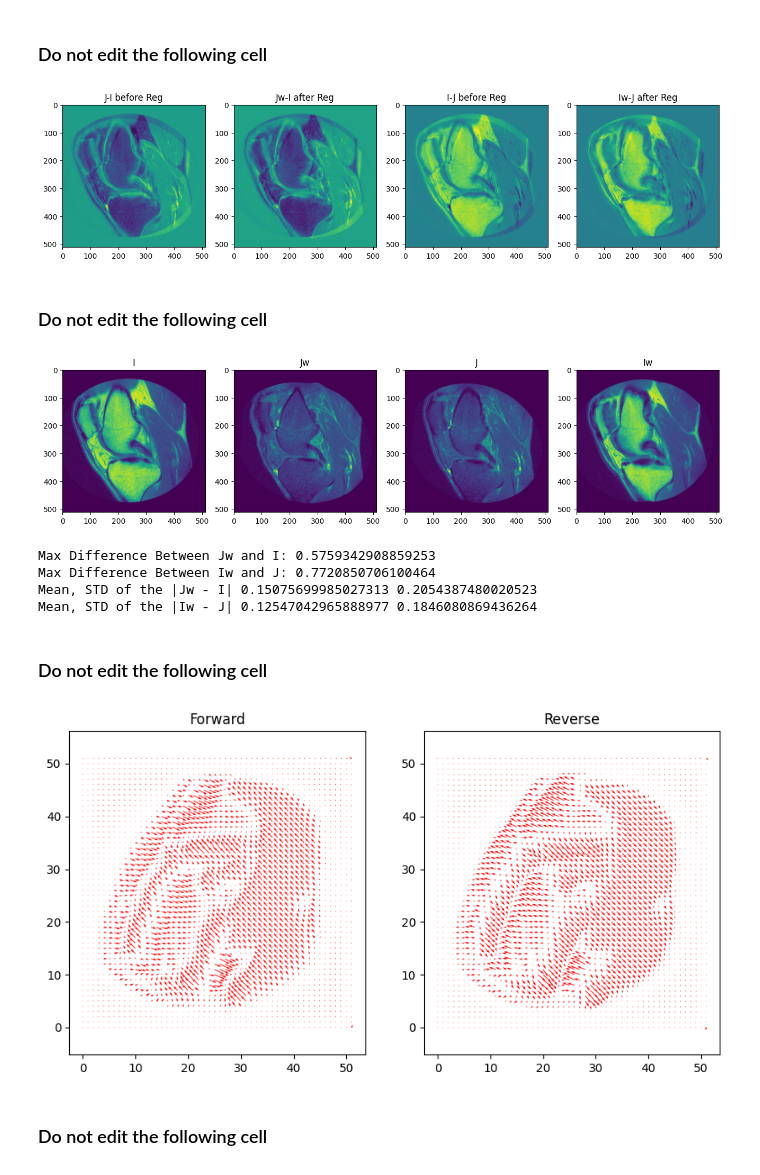
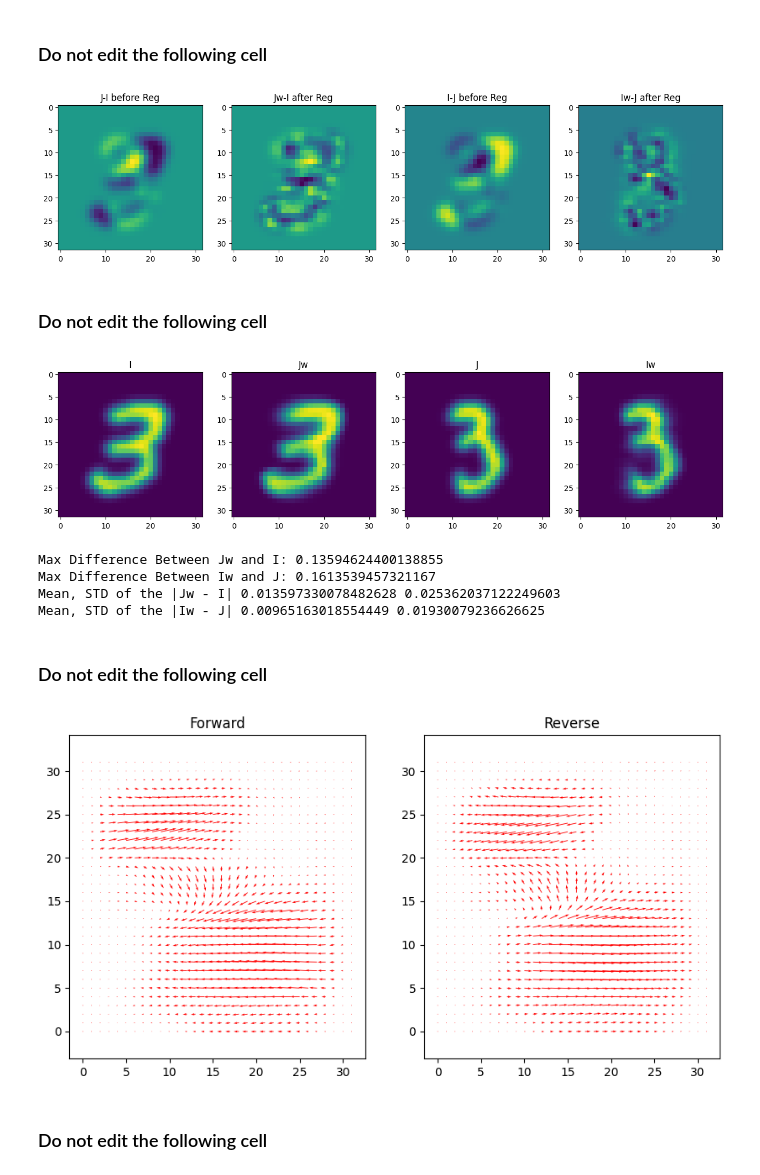
Before and after one commit to zony249/rte-diffeo, a Jupyter notebook: TwoParameterProcess.ipynb, the cells around one changed output. Saved outputs shown, nothing was run; the diff lists cells and outputs as text; code cells hidden in the pictures.

```diff
--- a/TwoParameterProcess.ipynb
+++ b/TwoParameterProcess.ipynb
@@ -43,14 +43,14 @@ cuda:0
 # from google.colab import drive
 # drive.mount('/content/drive')
 
-I = io.imread("knee1.bmp").astype(np.float32)/255.0
-J = io.imread("knee2.bmp").astype(np.float32)/255.0
+I = io.imread("7.png").astype(np.float32)/255.0
+J = io.imread("74.png").astype(np.float32)/255.0
 
 I_ = torch.tensor(gaussian(I,1.0).astype(np.float32)).unsqueeze(0).unsqueeze(0).to(device)
 J_ = torch.tensor(gaussian(J,1.0).astype(np.float32)).unsqueeze(0).unsqueeze(0).to(device)
 
-# I_ = pad(I_, 2)
-# J_ = pad(J_, 2)
+I_ = pad(I_, 2)
+J_ = pad(J_, 2)
 
 h_ = I_.shape[2]
 w_ = I_.shape[3]
@@ -202,7 +202,7 @@ from runet import RUNet
 class PhiNet(nn.Module):
   def __init__(self):
     super(PhiNet, self).__init__()
-    self.net = RUNet(2,2).to(device)
+    self.net = UNet(2,2).to(device)
 
   def forward(self,I,J,xy0,t0,t):
     uin = torch.cat((I,J),dim=1)
@@ -358,7 +373,7 @@ plt.title("Iw-J after Reg")
 
 plt.show()
 # %% [output]
-[figure, old version]
+[figure, new version]
 # %% [markdown]
 ### Do not edit the following cell
 # %%
@@ -390,36 +405,36 @@ print('Max Difference Between Iw and J:', (Iw - J_).max().item())
 print('Mean, STD of the |Jw - I|',diff2.mean().item(), diff2.std().item())
 print('Mean, STD of the |Iw - J|', diff1.mean().item(), diff1.std().item())
 # %% [output]
-[figure, old version]
+[figure, new version]
-Max Difference Between Jw and I: 0.5759342908859253
-Max Difference Between Iw and J: 0.7720850706100464
-Mean, STD of the |Jw - I| 0.15075699985027313 0.2054387480020523
-Mean, STD of the |Iw - J| 0.12547042965888977 0.1846080869436264
+Max Difference Between Jw and I: 0.13594624400138855
+Max Difference Between Iw and J: 0.1613539457321167
+Mean, STD of the |Jw - I| 0.013597330078482628 0.025362037122249603
+Mean, STD of the |Iw - J| 0.00965163018554449 0.01930079236626625
 # %% [markdown]
 ### Do not edit the following cell
 # %%
 %matplotlib inline
-df=10
+df=1
 
 %matplotlib inline
 
 fig=plt.figure(figsize=(10,5))
 d_ = (xyd - xy_).squeeze()
 #fig=plt.figure(figsize=(5,5))
 fig.add_subplot(1,2,1)
 plt.quiver(d_.cpu().data[::df,::df,0], d_.cpu().data[::df,::df,1],color='r')
 plt.axis('equal')
 plt.title("Forward")
 
 d__ = (xyd_r - xy_).squeeze()
 #fig=plt.figure(figsize=(5,5))
 fig.add_subplot(1,2,2)
 plt.quiver(d__.cpu().data[::df,::df,0], d__.cpu().data[::df,::df,1],color='r')
 plt.axis('equal')
 plt.title("Reverse")
 plt.show()
 # %% [output]
-[figure, old version]
+[figure, new version]
 # %% [markdown]
 ### Do not edit the following cell
 # %%
```
Also changed, not shown: parts of 3 cells of this notebook, 11 other files.
